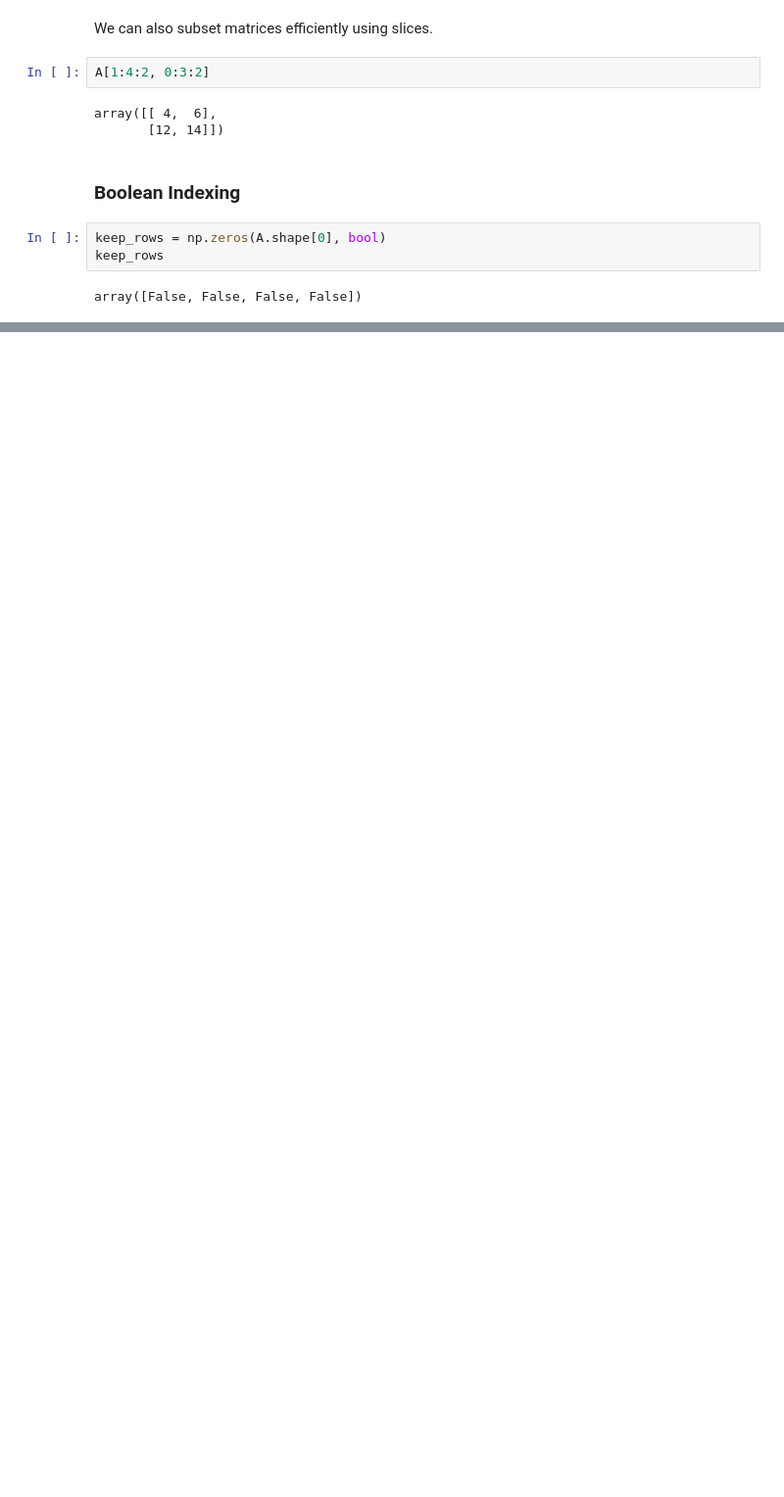
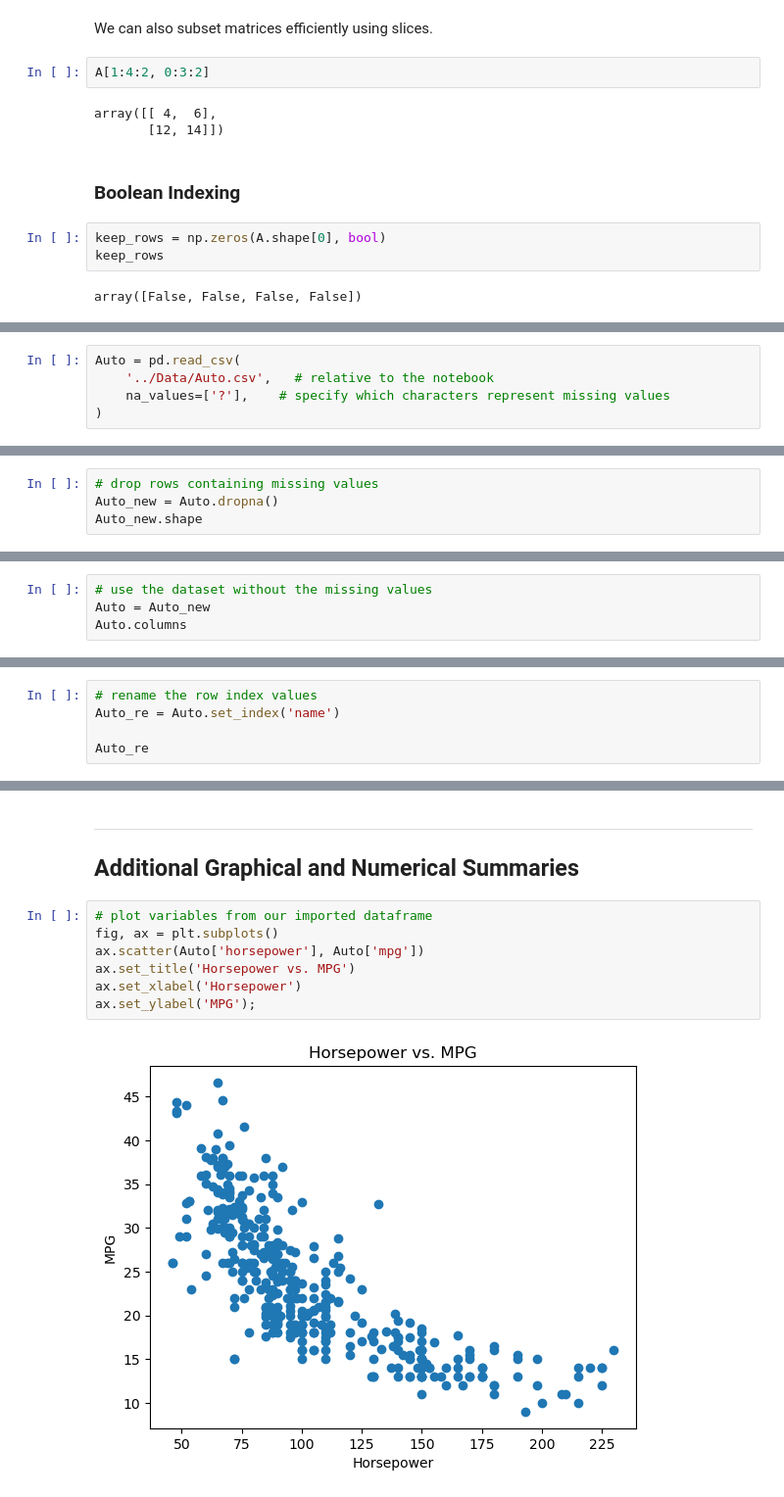
Before and after one commit to devereaweaver/Statistical-Learning, a Jupyter notebook: Statistical_Learning/stat-learn.ipynb, the cells around one changed output, grey strips where cells are left out. Shown: that part at 98% size. Drawn from its saved outputs; the diff is of its cells as text; blank space fills up the shorter version.

Commit message:
Updated the python review notebook

```diff
--- a/Statistical_Learning/stat-learn.ipynb
+++ b/Statistical_Learning/stat-learn.ipynb
@@ -441,0 +514,5 @@ array([False, False, False, False])
+# %%
+Auto = pd.read_csv(
+    '../Data/Auto.csv',   # relative to the notebook
+    na_values=['?'],    # specify which characters represent missing values
+)
@@ -441,0 +557,4 @@ array([False, False, False, False])
+# %%
+# drop rows containing missing values
+Auto_new = Auto.dropna()
+Auto_new.shape
@@ -441,0 +565,4 @@ array([False, False, False, False])
+# %%
+# use the dataset without the missing values
+Auto = Auto_new
+Auto.columns
@@ -441,0 +612,5 @@ array([False, False, False, False])
+# %%
+# rename the row index values
+Auto_re = Auto.set_index('name')
+
+Auto_re
@@ -441,0 +829,13 @@ array([False, False, False, False])
+# %% [markdown]
+---
+
+## Additional Graphical and Numerical Summaries
+# %%
+# plot variables from our imported dataframe
+fig, ax = plt.subplots()
+ax.scatter(Auto['horsepower'], Auto['mpg'])
+ax.set_title('Horsepower vs. MPG')
+ax.set_xlabel('Horsepower')
+ax.set_ylabel('MPG');
+# %% [output]
+[figure, added]
```
Also changed, not shown: parts of 40 cells of this notebook, 1 other file.
